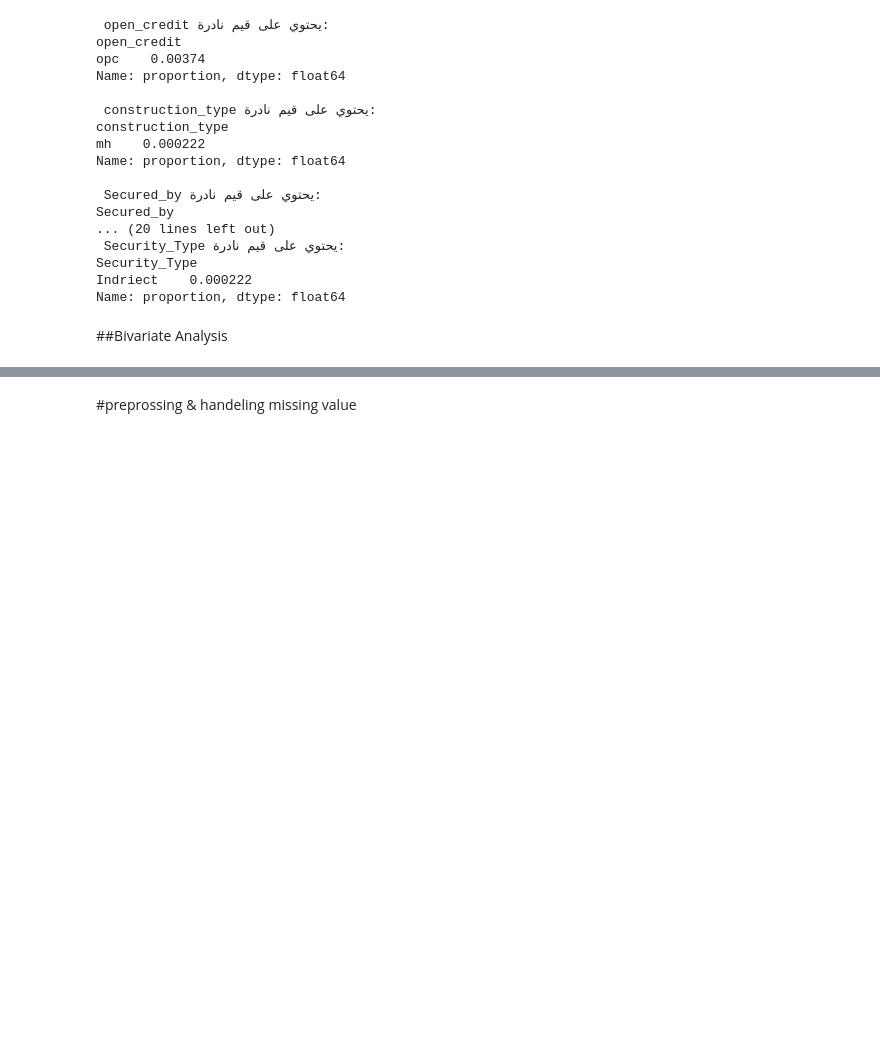
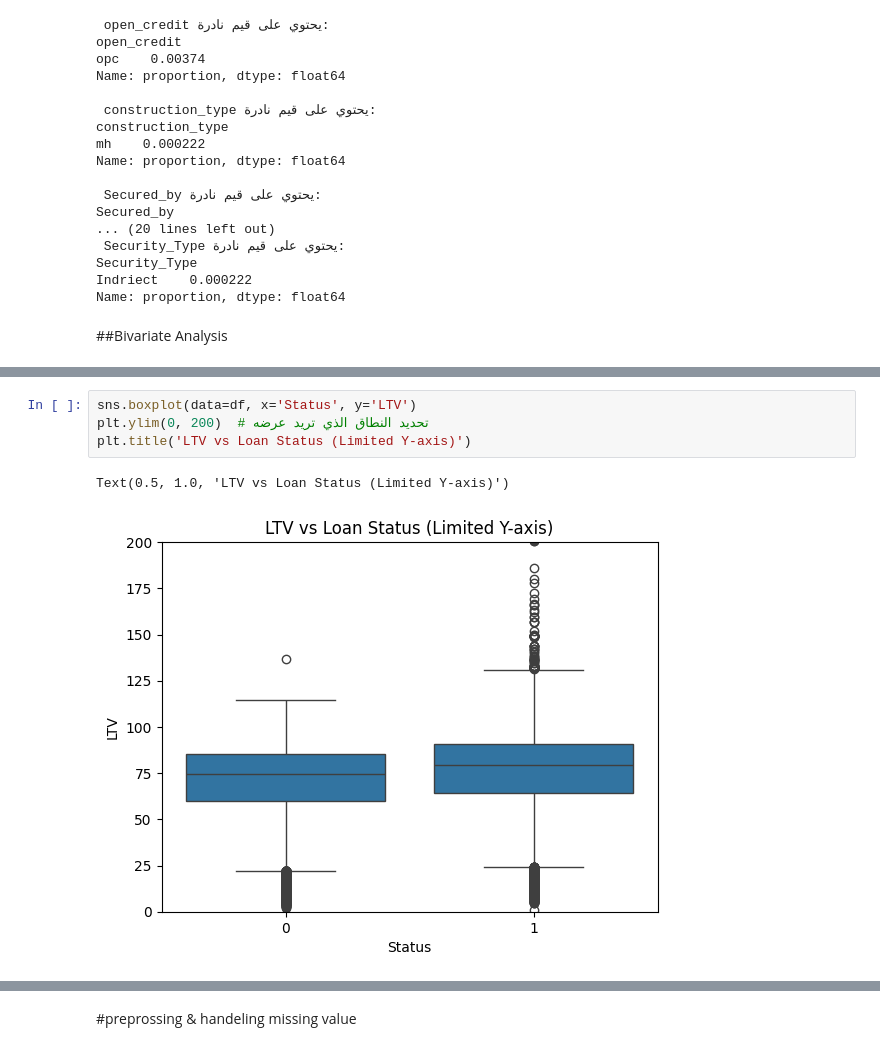
Before and after one commit to angiegh2002/Loan_Default_Detection, a Jupyter notebook: DM&ML.ipynb, the cells around one changed output, grey strips where cells are left out. Drawn from its saved outputs; the diff is of its cells as text; blank space fills up the shorter version.

```diff
--- a/DM&ML.ipynb
+++ b/DM&ML.ipynb
@@ -404,0 +430,7 @@ Name: proportion, dtype: float64
+# %%
+sns.boxplot(data=df, x='Status', y='LTV')
+plt.ylim(0, 200)  # تحديد النطاق الذي تريد عرضه
+plt.title('LTV vs Loan Status (Limited Y-axis)')
+# %% [output]
+Text(0.5, 1.0, 'LTV vs Loan Status (Limited Y-axis)')
+[figure, added]
```
Also changed, not shown: parts of 15 cells of this notebook.
